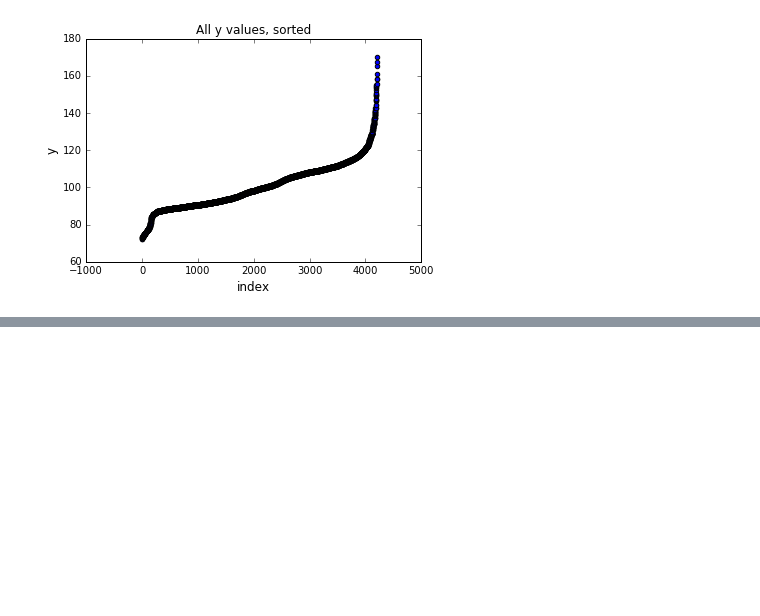
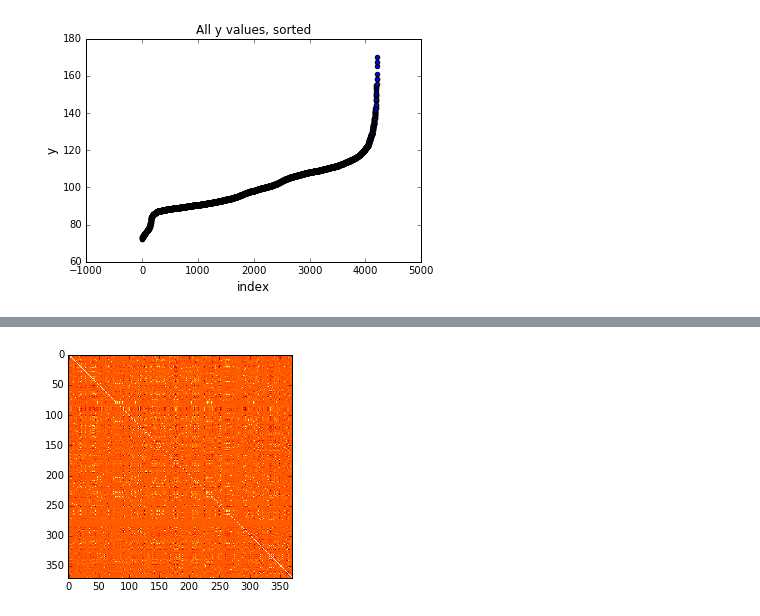
Before and after one commit to BartyzalRadek/mercedes-benz-kaggle, a Jupyter notebook: src/plots.ipynb, the cells around one changed output, grey strips where cells are left out. Drawn from its saved outputs; the diff is of its cells as text; code cells hidden in the pictures; blank space fills up the shorter version.

```diff
--- a/src/plots.ipynb
+++ b/src/plots.ipynb
@@ -49,0 +52,3 @@ plt.show()
+# %%
+calc_corr = train_df.corr()
+calc_corr.head()
@@ -49,0 +62,3 @@ plt.show()
+# %%
+calc_corr_filled = calc_corr.fillna(value=0)
+calc_corr_filled.head()
@@ -49,0 +72,7 @@ plt.show()
+# %%
+fig = plt.figure()
+plt.imshow(calc_corr_filled.values, cmap='hot', interpolation='nearest')
+plt.savefig('test.png', bbox_inches='tight', dpi=1200)
+plt.show()
+# %% [output]
+[figure, added]
```
Also changed, not shown: parts of 8 cells of this notebook.
